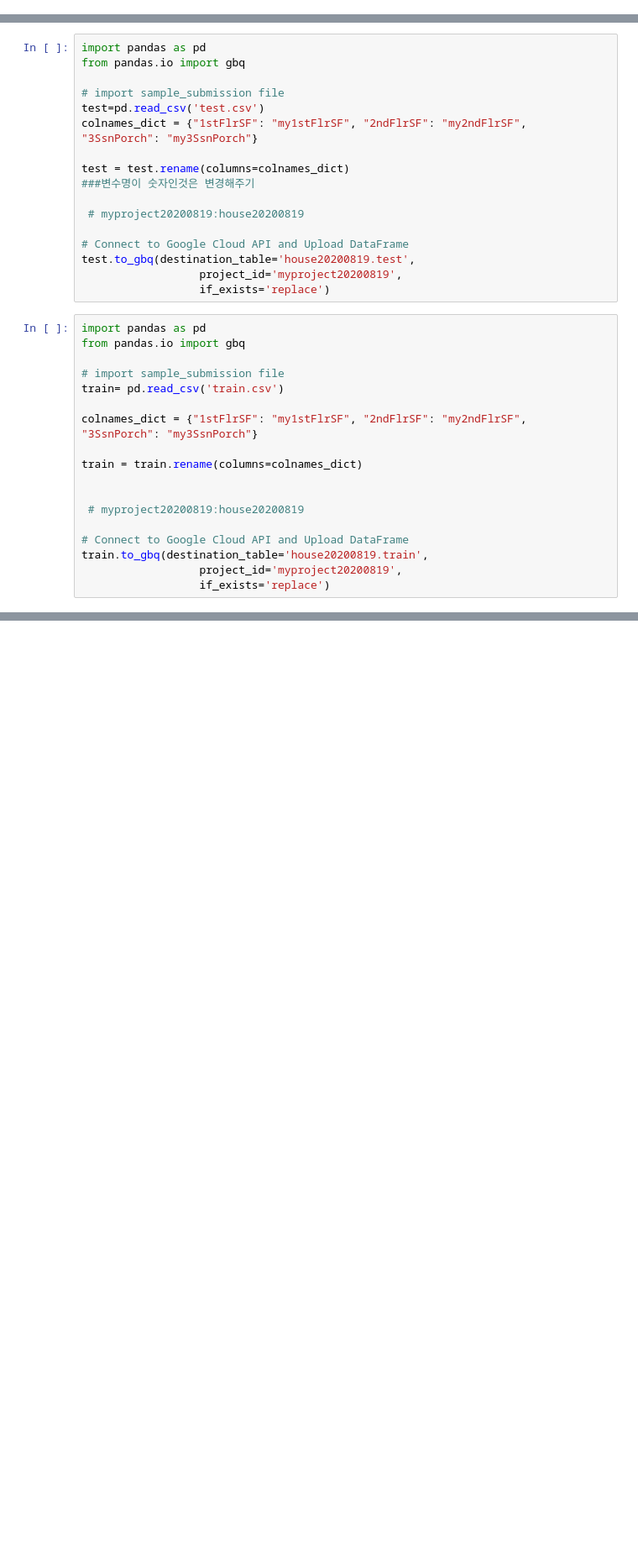
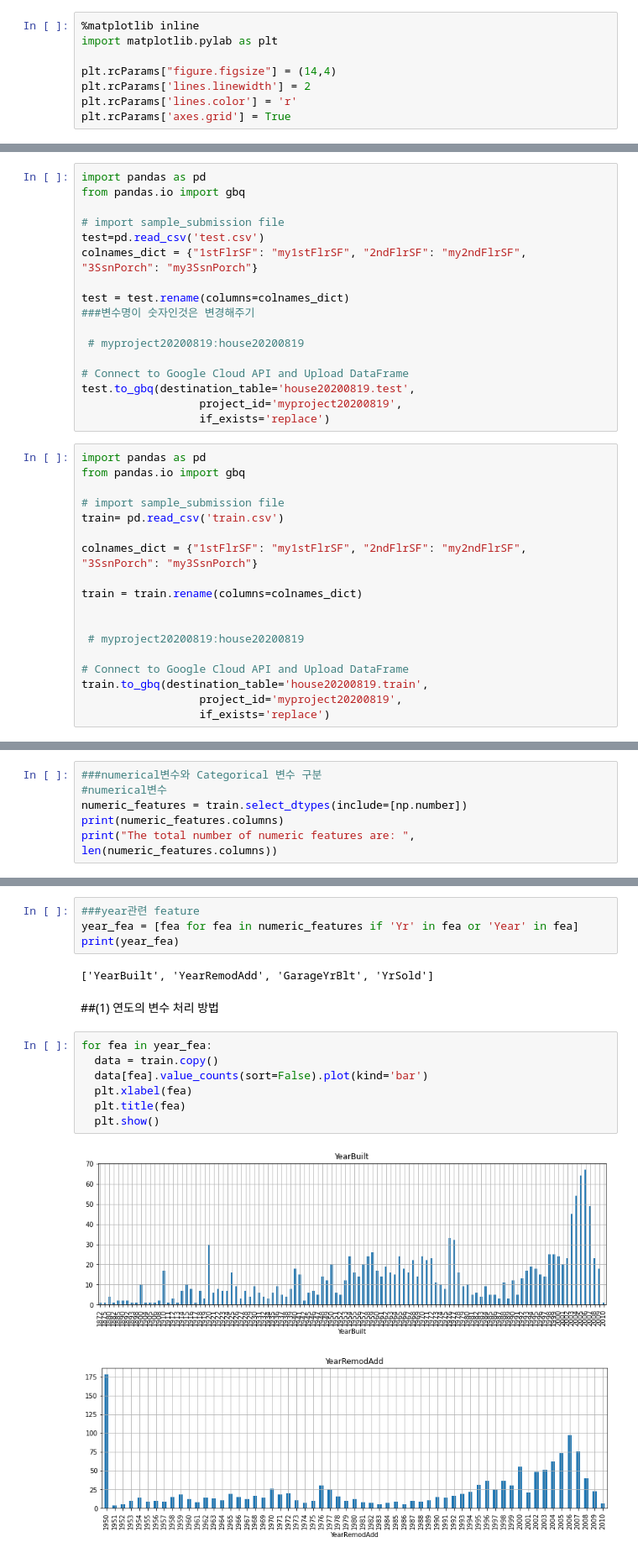
Before and after one commit to mjkanf1994/ml_edu, a Jupyter notebook: 20200819_house.ipynb, the cells around one changed output, grey strips where cells are left out. Shown at 84% size. Drawn from its saved outputs; the diff is of its cells as text; blank space fills up the shorter version.

```diff
--- a/20200819_house.ipynb
+++ b/20200819_house.ipynb
@@ -32,0 +40,8 @@ sample_submission.csv  test.csv  train.csv
+# %%
+%matplotlib inline
+import matplotlib.pylab as plt
+
+plt.rcParams["figure.figsize"] = (14,4)
+plt.rcParams['lines.linewidth'] = 2
+plt.rcParams['lines.color'] = 'r'
+plt.rcParams['axes.grid'] = True
@@ -83,0 +116,6 @@ train.to_gbq(destination_table='house20200819.train',
+# %%
+###numerical변수와 Categorical 변수 구분
+#numerical변수
+numeric_features = train.select_dtypes(include=[np.number])
+print(numeric_features.columns)
+print("The total number of numeric features are: ", len(numeric_features.columns))
@@ -83,0 +155,18 @@ train.to_gbq(destination_table='house20200819.train',
+# %%
+###year관련 feature
+year_fea = [fea for fea in numeric_features if 'Yr' in fea or 'Year' in fea]
+print(year_fea)
+# %% [output]
+['YearBuilt', 'YearRemodAdd', 'GarageYrBlt', 'YrSold']
+# %% [markdown]
+##(1) 연도의 변수 처리 방법
+# %%
+for fea in year_fea:
+  data = train.copy()
+  data[fea].value_counts(sort=False).plot(kind='bar')
+  plt.xlabel(fea)
+  plt.title(fea)
+  plt.show()
+# %% [output]
+[figure, added]
+[figure, added]
```
Also changed, not shown: parts of 57 cells of this notebook.
